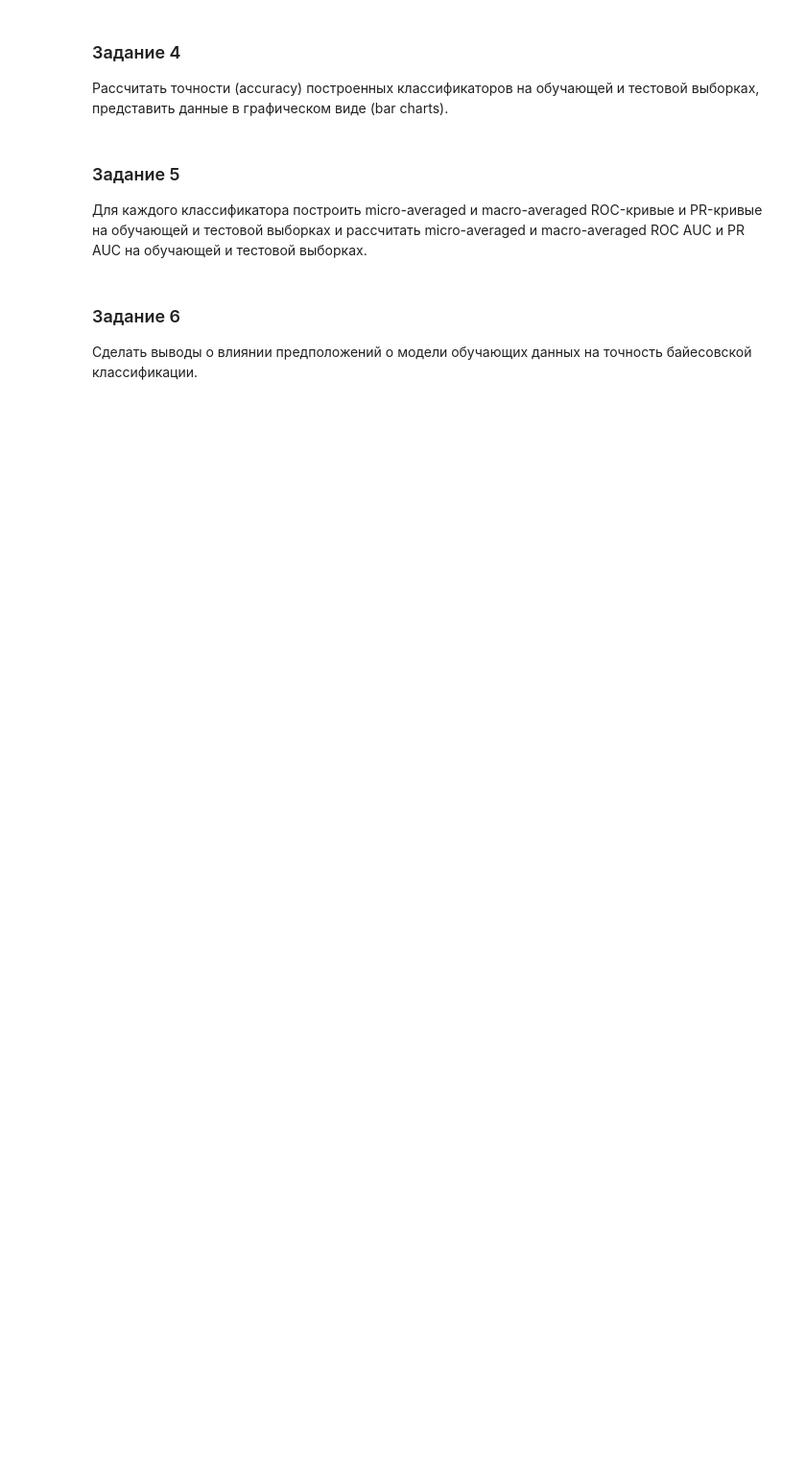
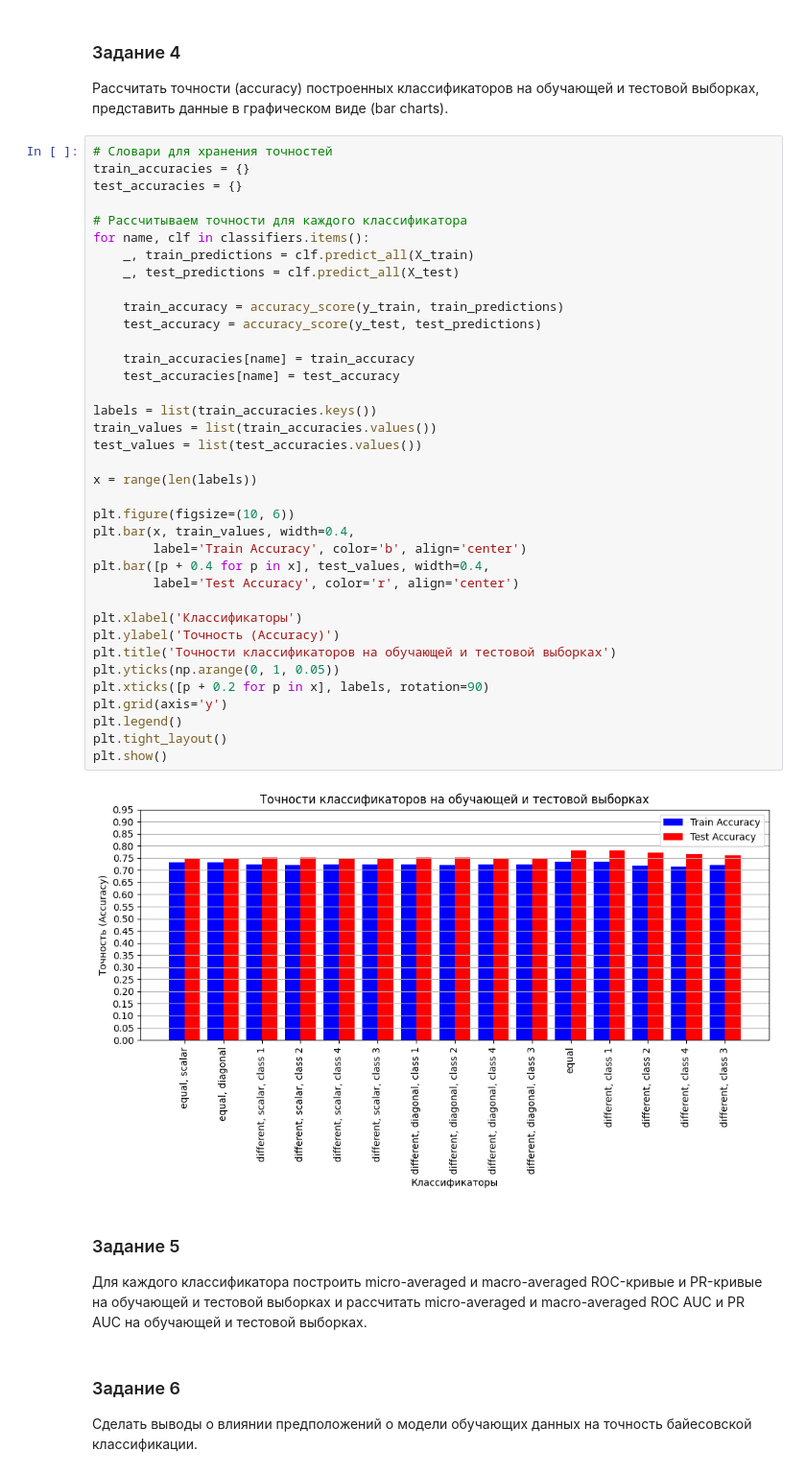
Before and after one commit to nekit2-002/ml-labs, a Jupyter notebook: laba2/laba2.ipynb, the cells around one changed output. Shown at 96% size. Saved outputs shown, nothing was run; the diff lists cells and outputs as text; blank space fills up the shorter version.

```diff
--- a/laba2/laba2.ipynb
+++ b/laba2/laba2.ipynb
@@ -217,6 +289,45 @@ for name, clf in classifiers.items():
 # %% [markdown]
 ### Задание 4
 Рассчитать точности (accuracy) построенных классификаторов на обучающей и тестовой выборках, представить данные в графическом виде (bar charts).
+# %%
+# Словари для хранения точностей
+train_accuracies = {}
+test_accuracies = {}
+
+# Рассчитываем точности для каждого классификатора
+for name, clf in classifiers.items():
+    _, train_predictions = clf.predict_all(X_train)
+    _, test_predictions = clf.predict_all(X_test)
+
+    train_accuracy = accuracy_score(y_train, train_predictions)
+    test_accuracy = accuracy_score(y_test, test_predictions)
+
+    train_accuracies[name] = train_accuracy
+    test_accuracies[name] = test_accuracy
+
+labels = list(train_accuracies.keys())
+train_values = list(train_accuracies.values())
+test_values = list(test_accuracies.values())
+
+x = range(len(labels))
+
+plt.figure(figsize=(10, 6))
+plt.bar(x, train_values, width=0.4,
+        label='Train Accuracy', color='b', align='center')
+plt.bar([p + 0.4 for p in x], test_values, width=0.4,
+        label='Test Accuracy', color='r', align='center')
+
+plt.xlabel('Классификаторы')
+plt.ylabel('Точность (Accuracy)')
+plt.title('Точности классификаторов на обучающей и тестовой выборках')
+plt.yticks(np.arange(0, 1, 0.05))
+plt.xticks([p + 0.2 for p in x], labels, rotation=90)
+plt.grid(axis='y')
+plt.legend()
+plt.tight_layout()
+plt.show()
+# %% [output]
+[figure, added]
 # %% [markdown]
 ### Задание 5
 Для каждого классификатора построить micro-averaged и macro-averaged ROC-кривые и PR-кривые на обучающей и тестовой выборках и рассчитать micro-averaged и macro-averaged ROC AUC и PR AUC на обучающей и тестовой выборках.
```
Also changed, not shown: parts of 6 cells of this notebook.
